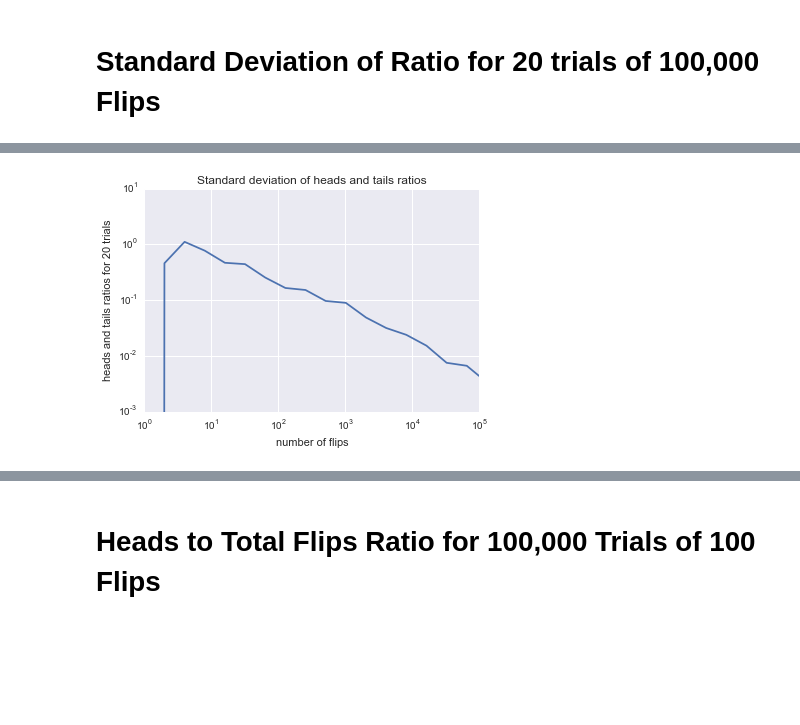
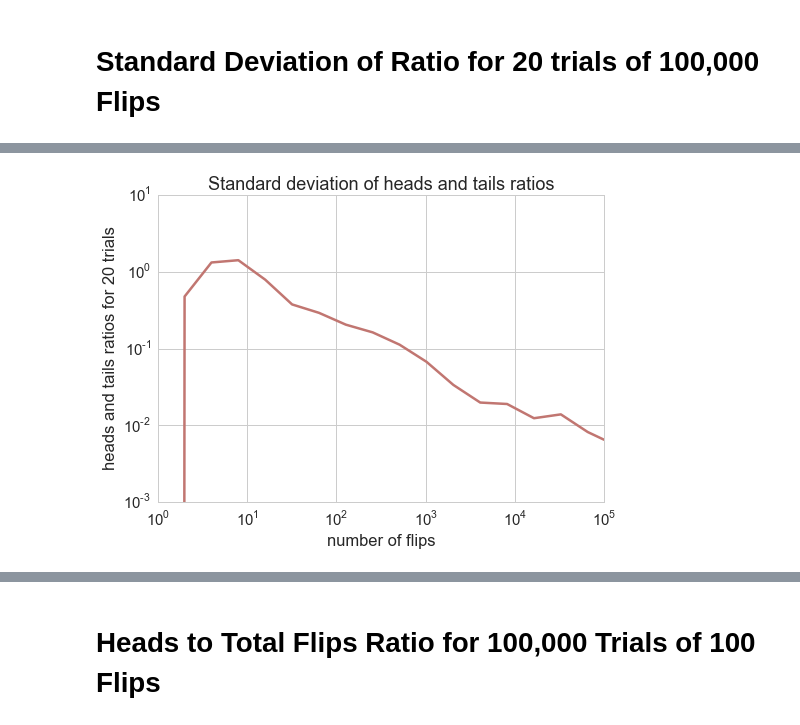
Before and after one commit to tiyd-python-2015-01/charting, a Jupyter notebook: coin flipping.ipynb, the cells around one changed output, grey strips where cells are left out. Saved outputs shown, nothing was run; the diff lists cells and outputs as text; code cells hidden in the pictures; blank space fills up the shorter version.

```diff
--- a/coin flipping.ipynb
+++ b/coin flipping.ipynb
@@ -4,6 +4,9 @@ import math
 import statistics
 import matplotlib.pyplot as plt
 import seaborn as sns
+# %%
+sns.set_palette("hls", desat=.6)
+sns.set_context(rc={"figure.figsize": (8, 4)})
 # %%
 %matplotlib inline
 # %%
@@ -211,13 +214,14 @@ plt.show()
 # %%
+sns.set_context("notebook", font_scale=1.5, rc={"lines.linewidth": 2.5})
 plt.plot(log_list, stdev_list_for_graph)
 plt.xscale('log')
 plt.yscale('log')
 plt.xlabel("number of flips")
 plt.ylabel("heads and tails ratios for 20 trials")
 plt.title("Standard deviation of heads and tails ratios")
 plt.show()
 # %% [output]
-[figure, old version]
+[figure, new version]
 # %%
 def coinflip_n_times_heads_ratio(n):
     """flips a coin n times and returns the total number of heads and tails"""
```
Also changed, not shown: parts of 16 cells of this notebook, 1 other file.
